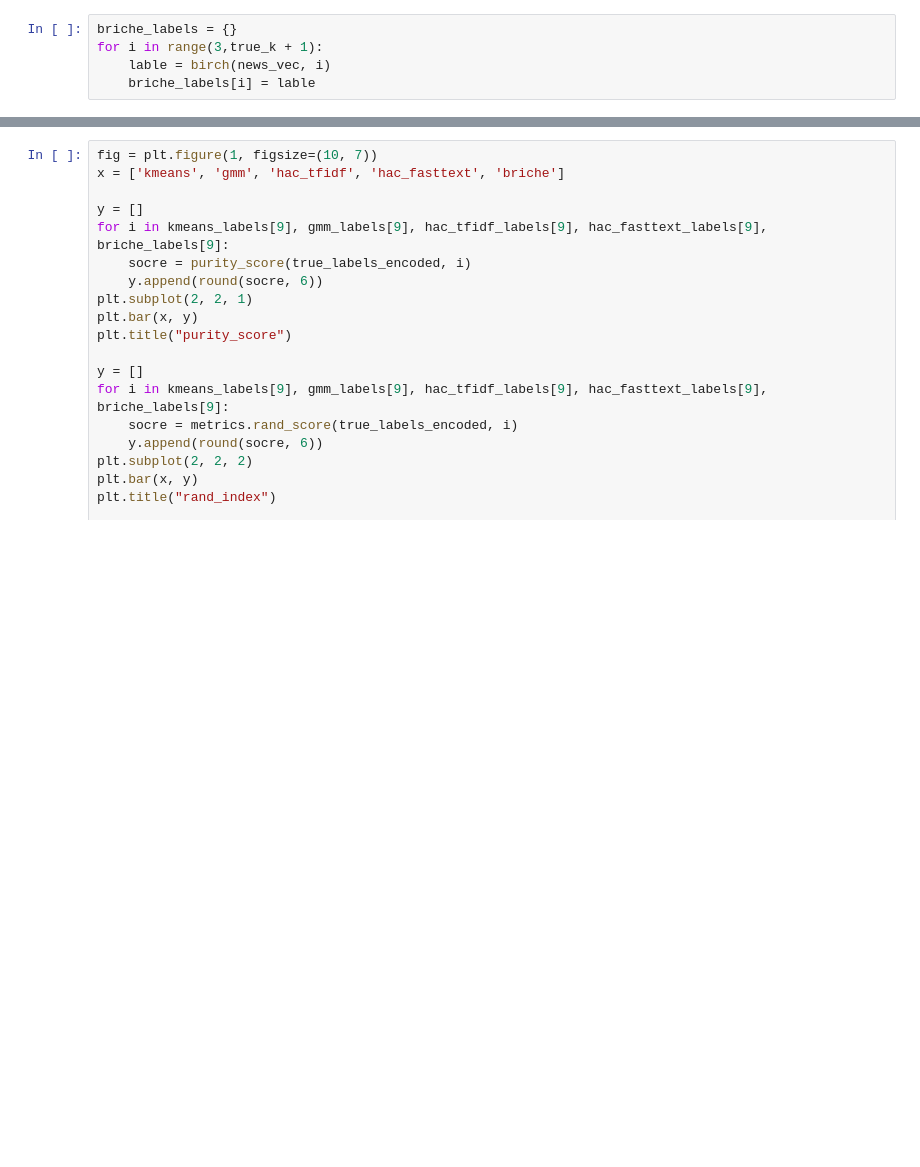
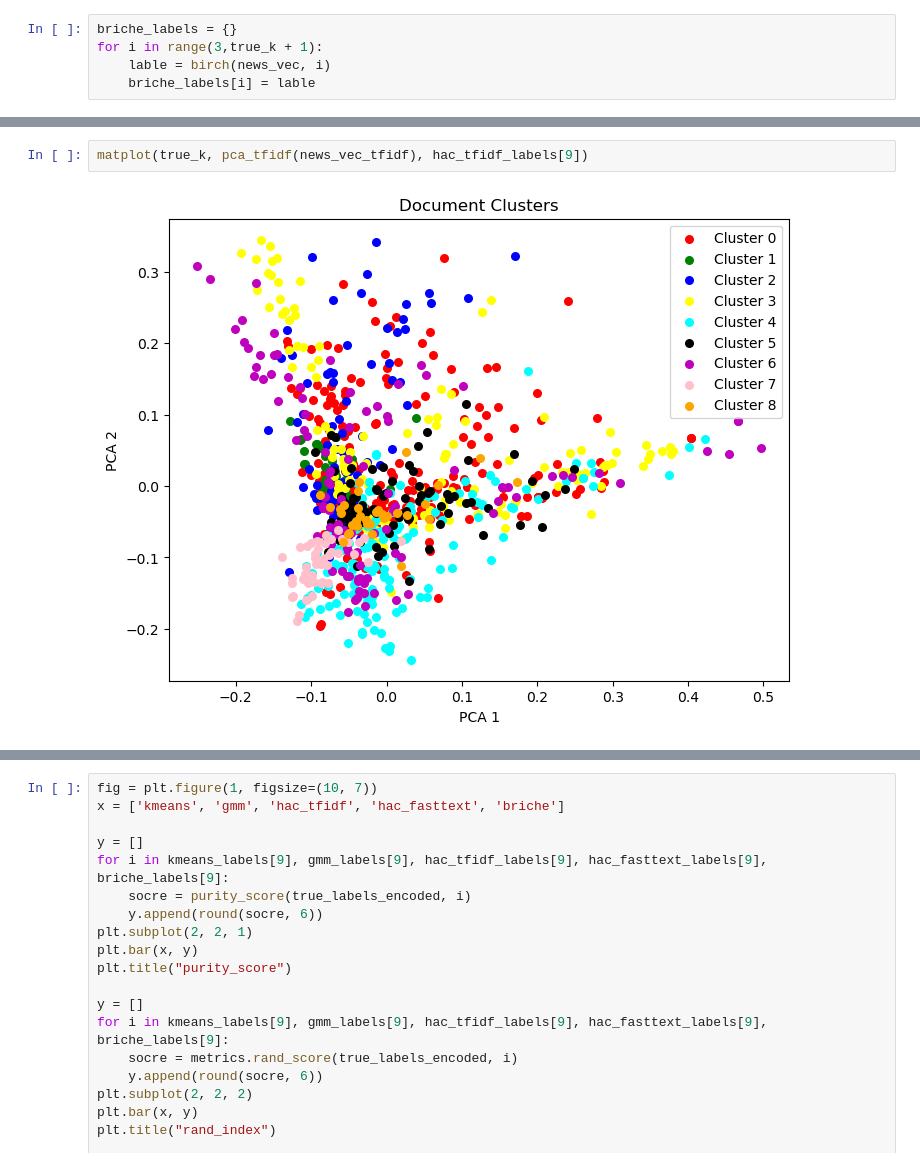
Before and after one commit to DowndraftK/-, a Jupyter notebook: homework_3.ipynb, the cells around one changed output, grey strips where cells are left out. Cells and saved outputs as stored; diff of their text form; blank space fills up the shorter version.

```diff
--- a/homework_3.ipynb
+++ b/homework_3.ipynb
@@ -282,0 +339,4 @@ Cluster 8: 与会 3月份 不好意思 一般来说 上升 上班 三级 业界
+# %%
+matplot(true_k, pca_tfidf(news_vec_tfidf), hac_tfidf_labels[9])
+# %% [output]
+[figure, added]
```
Also changed, not shown: parts of 34 cells of this notebook.
